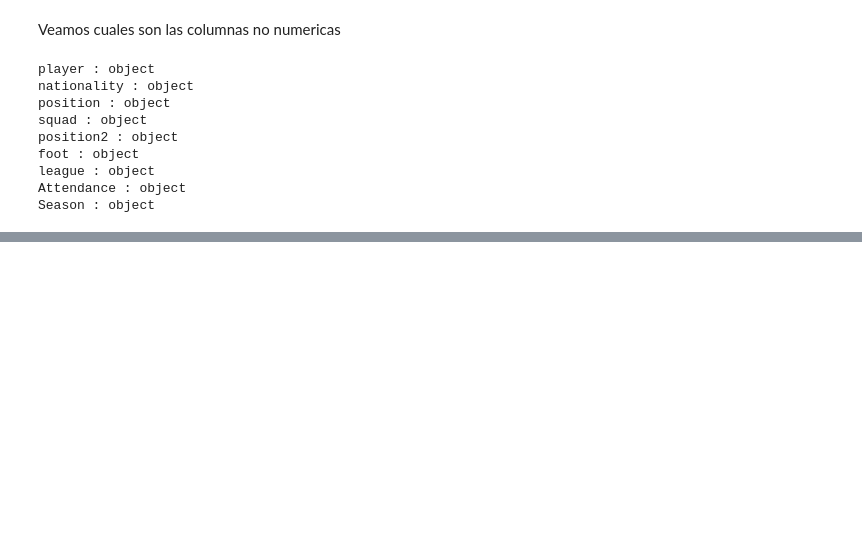
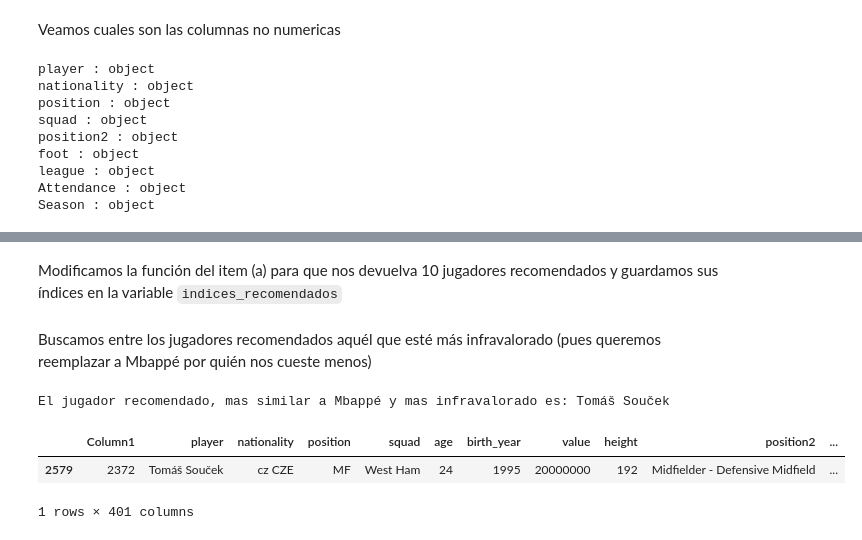
Before and after one commit to Gabrielnm7/LDD-Futbol-Analytics, a Jupyter notebook: Analysis.ipynb, the cells around one changed output, grey strips where cells are left out. Cells and saved outputs as stored; diff of their text form; code cells hidden in the pictures; blank space fills up the shorter version.

```diff
--- a/Analysis.ipynb
+++ b/Analysis.ipynb
@@ -867,0 +1064,2 @@ Las filas con datos faltantes equivalen al 16.149773071104388 %
+# %% [markdown]
+Modificamos la función del item (a) para que nos devuelva 10 jugadores recomendados y guardamos sus índices en la variable `indices_recomendados`
@@ -868 +1079,20 @@ Las filas con datos faltantes equivalen al 16.149773071104388 %
+# %% [markdown]
+Buscamos entre los jugadores recomendados aquél que esté más infravalorado (pues queremos reemplazar a Mbappé por quién nos cueste menos)
+# %%
+diferencia_min = 1000000
+indice_min = 0
+for i in indices_recomendados:
+    if pred_x[i][0] - y_scaled.iloc[i].values[0] < diferencia_min:
+        diferencia_min = pred_x[i][0] - y_scaled.iloc[i].values[0]
+        indice_min = i
+print(f"El jugador recomendado, mas similar a Mbappé y mas infravalorado es: {data.iloc[indice_min]['player']}")
+# %% [output]
+El jugador recomendado, mas similar a Mbappé y mas infravalorado es: Tomáš Souček
+# %%
+# Veamos si el jugador recomendado es de la misma posicion
+data[data["player"]=="Tomáš Souček"]
+# %% [output]
+|  | Column1 | player | nationality | position | squad | age | birth_year | value | height | position2 | ... |
+| 2579 | 2372 | Tomáš Souček | cz CZE | MF | West Ham | 24 | 1995 | 20000000 | 192 | Midfielder - Defensive Midfield | ... |
+1 rows × 401 columns
 # %%
```
Also changed, not shown: parts of 40 cells of this notebook.
